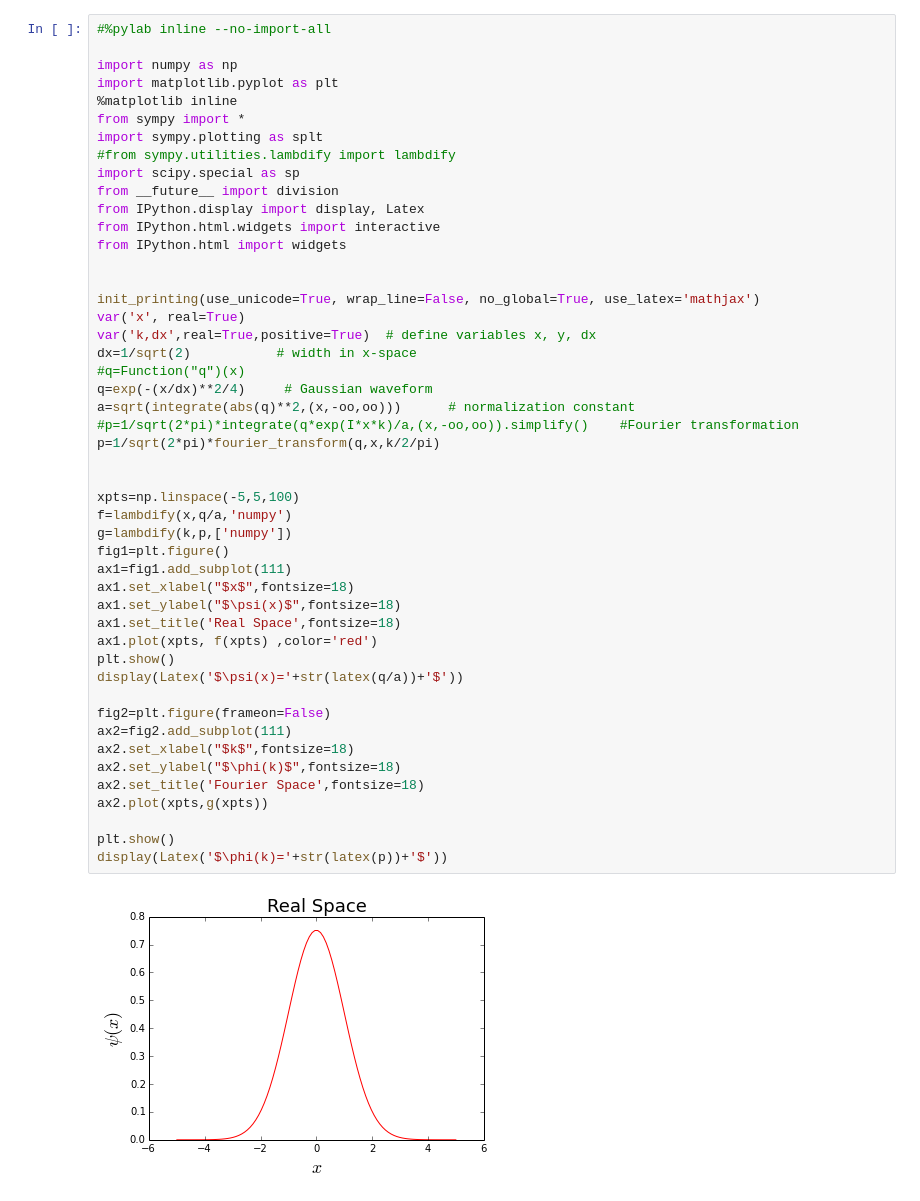
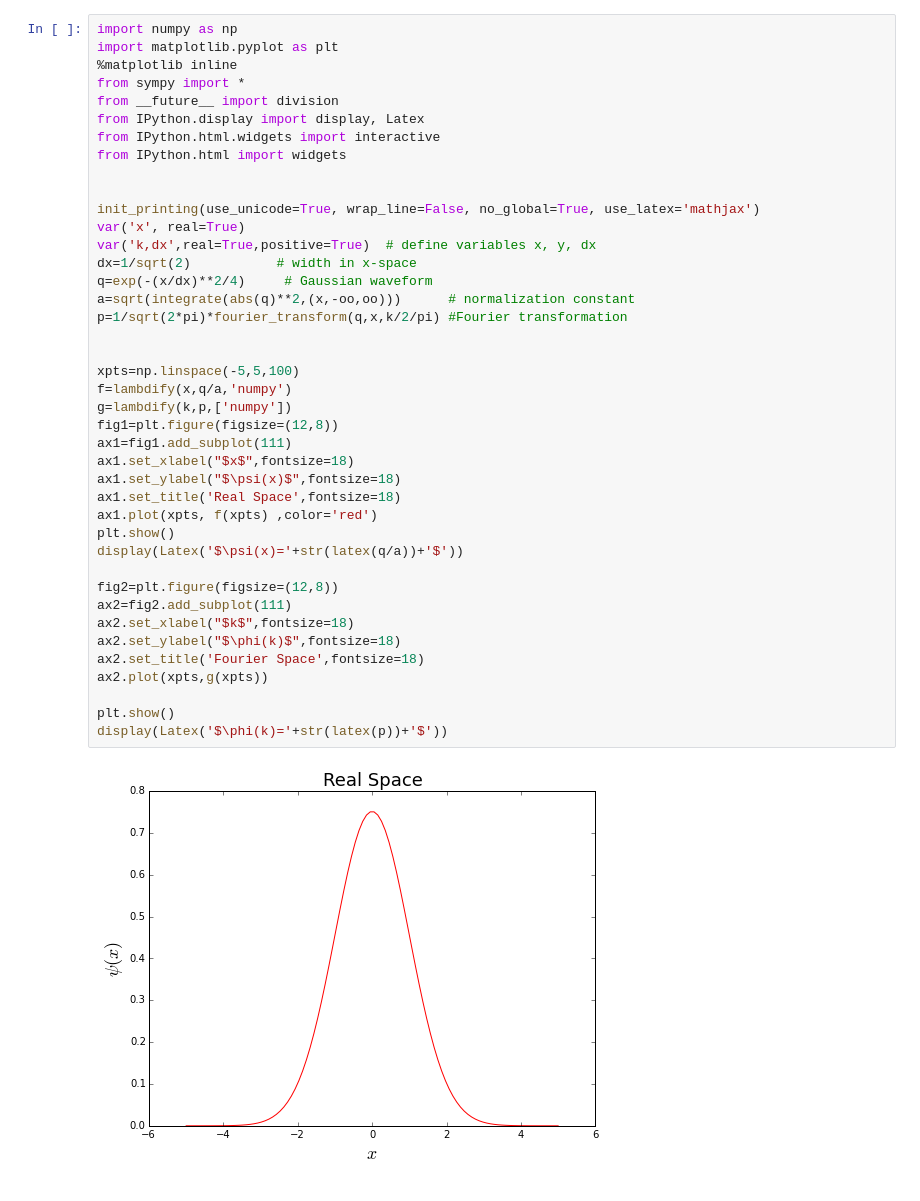
Before and after one commit to yingjerkao/quantumphysics, a Jupyter notebook: WavePacket/Gaussian Wavepacket.ipynb, the cells around one changed output. Saved outputs shown, nothing was run; the diff lists cells and outputs as text.

```diff
--- a/WavePacket/Gaussian Wavepacket.ipynb
+++ b/WavePacket/Gaussian Wavepacket.ipynb
@@ -1,13 +23,8 @@
 # %%
-#%pylab inline --no-import-all
-
 import numpy as np
 import matplotlib.pyplot as plt
 %matplotlib inline
 from sympy import *
-import sympy.plotting as splt
-#from sympy.utilities.lambdify import lambdify
-import scipy.special as sp
 from __future__ import division
 from IPython.display import display, Latex
 from IPython.html.widgets import interactive
@@ -15,37 +32,35 @@ from IPython.html import widgets
 
 
 init_printing(use_unicode=True, wrap_line=False, no_global=True, use_latex='mathjax')
 var('x', real=True)
 var('k,dx',real=True,positive=True)  # define variables x, y, dx
 dx=1/sqrt(2)           # width in x-space
-#q=Function("q")(x)
 q=exp(-(x/dx)**2/4)     # Gaussian waveform
 a=sqrt(integrate(abs(q)**2,(x,-oo,oo)))      # normalization constant
-#p=1/sqrt(2*pi)*integrate(q*exp(I*x*k)/a,(x,-oo,oo)).simplify()    #Fourier transformation
-p=1/sqrt(2*pi)*fourier_transform(q,x,k/2/pi)
+p=1/sqrt(2*pi)*fourier_transform(q,x,k/2/pi) #Fourier transformation
 
 
 xpts=np.linspace(-5,5,100)
 f=lambdify(x,q/a,'numpy')
 g=lambdify(k,p,['numpy'])
-fig1=plt.figure()
+fig1=plt.figure(figsize=(12,8))
 ax1=fig1.add_subplot(111)
 ax1.set_xlabel("$x$",fontsize=18)
 ax1.set_ylabel("$\psi(x)$",fontsize=18)
 ax1.set_title('Real Space',fontsize=18)
 ax1.plot(xpts, f(xpts) ,color='red')
 plt.show()
 display(Latex('$\psi(x)='+str(latex(q/a))+'$'))
 
-fig2=plt.figure(frameon=False)
+fig2=plt.figure(figsize=(12,8))
 ax2=fig2.add_subplot(111)
 ax2.set_xlabel("$k$",fontsize=18)
 ax2.set_ylabel("$\phi(k)$",fontsize=18)
 ax2.set_title('Fourier Space',fontsize=18)
 ax2.plot(xpts,g(xpts))
 
 plt.show()
 display(Latex('$\phi(k)='+str(latex(p))+'$'))
 # %% [output]
-[figure, old version]
+[figure, new version]
 $\psi(x)=\frac{e^{- \frac{x^{2}}{2}}}{\sqrt[4]{\pi}}$
```
Also changed, not shown: parts of 7 cells of this notebook.
